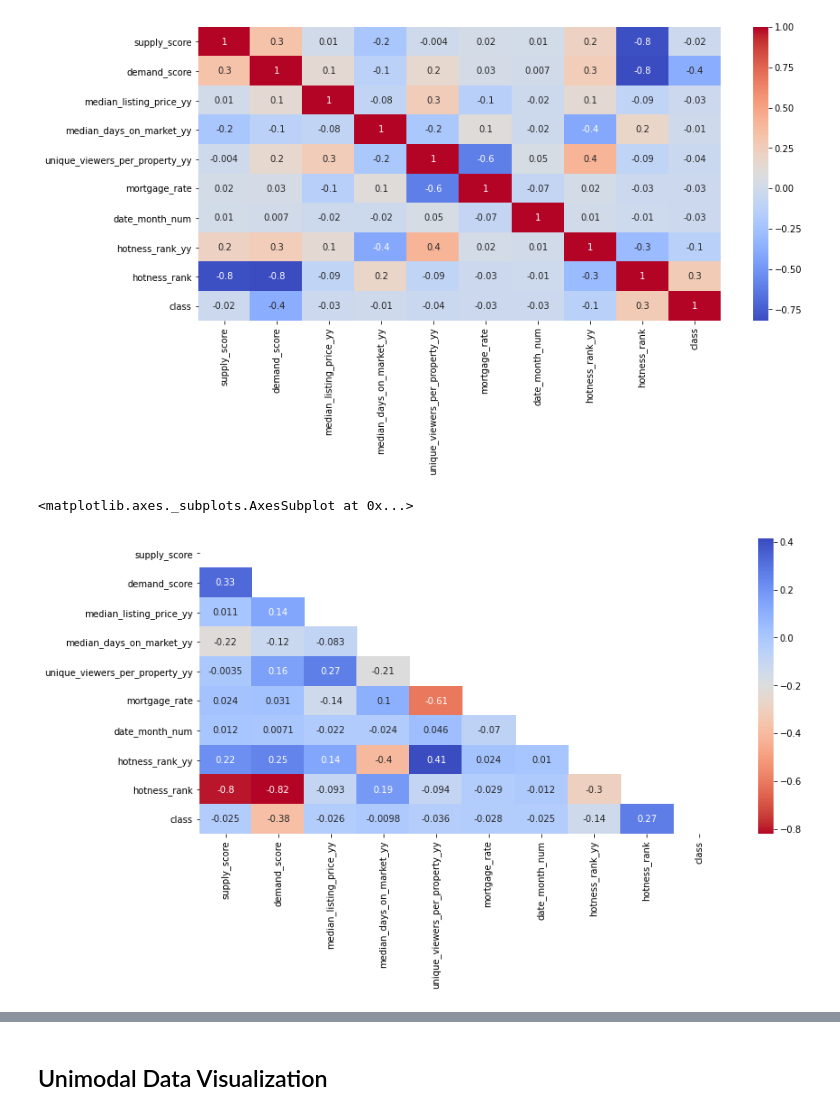
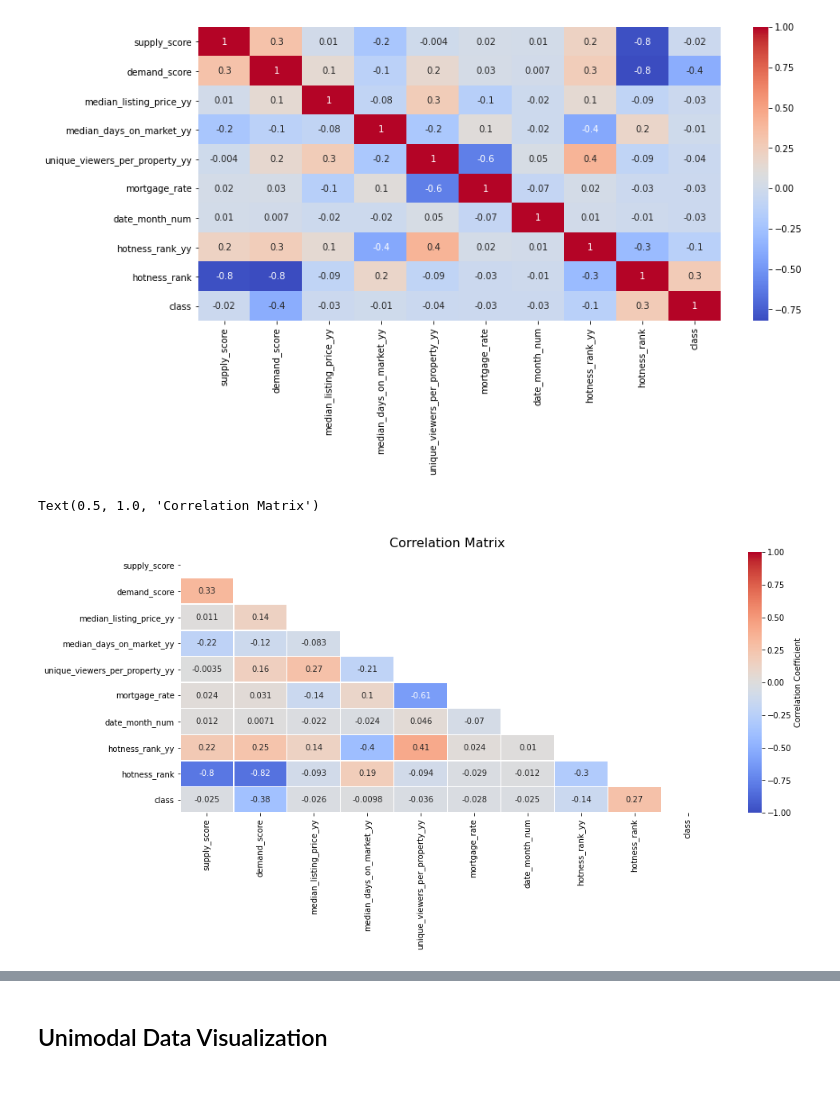
Before and after one commit to sjpozzuoli/Daves_Eagles, a Jupyter notebook: unsupervised_analysis_group_project.ipynb, the cells around one changed output, grey strips where cells are left out. Cells and saved outputs as stored; diff of their text form; code cells hidden in the pictures; blank space fills up the shorter version.

```diff
--- a/unsupervised_analysis_group_project.ipynb
+++ b/unsupervised_analysis_group_project.ipynb
@@ -312,10 +348,12 @@ sns.heatmap(data_corr.corr(),
 <matplotlib.axes._subplots.AxesSubplot at 0x...>
 [figure]
 # %%
-plt.figure(figsize=(13,6))
+plt.figure(figsize=(15,6))
 
 matrix = np.triu(data_corr.corr())
-sns.heatmap(data_corr.corr(), annot=True, mask=matrix, cmap= 'coolwarm_r')
+sns.heatmap(data_corr.corr(), annot=True, mask=matrix, cmap= 'coolwarm', vmin=-1, vmax=1, linewidths=.5,
+            cbar_kws={'label': 'Correlation Coefficient'})
+plt.title('Correlation Matrix', fontsize=16)
 # %% [output]
-<matplotlib.axes._subplots.AxesSubplot at 0x...>
+Text(0.5, 1.0, 'Correlation Matrix')
-[figure, old version]
+[figure, new version]
```
Also changed, not shown: parts of 9 cells of this notebook.
